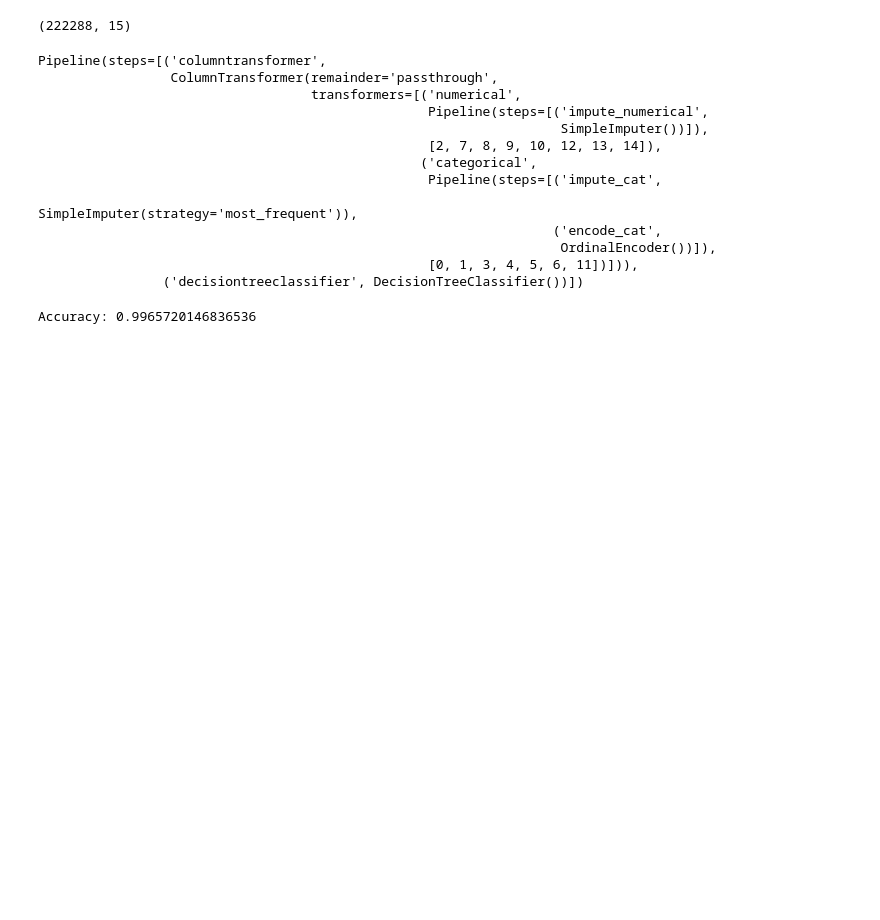
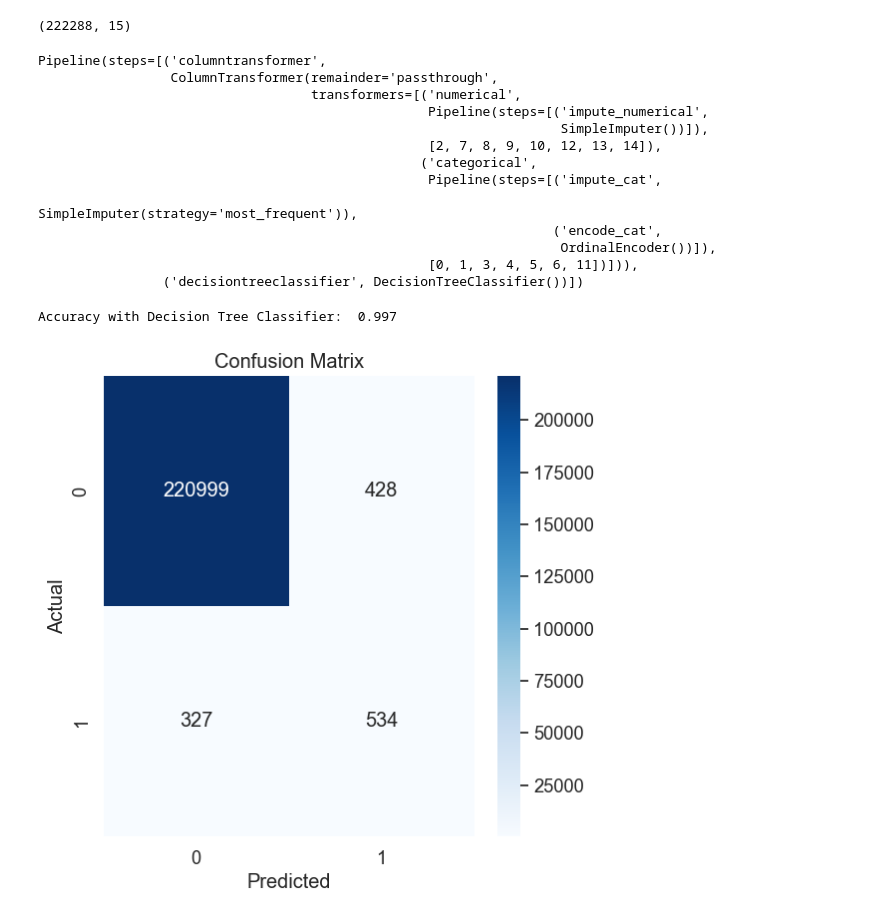
Before and after one commit to ZainFaisal005/ML-Projects-as-beginner, a Jupyter notebook: Credit_Card_Fraud_Detection/Credit_Card_Fraud_Detection.ipynb, the cells around one changed output. Drawn from its saved outputs; the diff is of its cells as text; code cells hidden in the pictures; blank space fills up the shorter version.

Commit message:
Credit Card Fraud Detection Model

```diff
--- a/Credit_Card_Fraud_Detection/Credit_Card_Fraud_Detection.ipynb
+++ b/Credit_Card_Fraud_Detection/Credit_Card_Fraud_Detection.ipynb
@@ -139,11 +145,11 @@ preprocessing = ColumnTransformer(transformers=[
     ('categorical', handle_categorical, nominal)
 ], remainder='passthrough')
 # %%
-model = DecisionTreeClassifier()
+decision_tree_model = DecisionTreeClassifier()
 # %%
-pipe = make_pipeline(preprocessing, model)
+decision_tree_pipe = make_pipeline(preprocessing, decision_tree_model)
 # %%
-pipe.fit(X_train, y_train)
+decision_tree_pipe.fit(X_train, y_train)
 # %% [output]
 Pipeline(steps=[('columntransformer',
                  ColumnTransformer(remainder='passthrough',
@@ -159,11 +165,24 @@ Pipeline(steps=[('columntransformer',
                                                   [0, 1, 3, 4, 5, 6, 11])])),
                 ('decisiontreeclassifier', DecisionTreeClassifier())])
 # %%
-y_pred = pipe.predict(X_test)
+decision_tree_y_pred = decision_tree_pipe.predict(X_test)
-# %%
-from sklearn.metrics import accuracy_score
-accuracy = accuracy_score(y_test, y_pred)
-
-print("Accuracy:", accuracy)
-# %% [output]
-Accuracy: 0.9965720146836536
+# %%
+decision_tree_accuracy = accuracy_score(y_test, decision_tree_y_pred)
+
+print("Accuracy with Decision Tree Classifier: ", round(decision_tree_accuracy, 3))
+# %% [output]
+Accuracy with Decision Tree Classifier:  0.997
+# %%
+cm = confusion_matrix(y_test, decision_tree_y_pred)
+
+labels = np.unique(y_test)
+
+plt.figure(figsize=(6, 6))
+sns.set(font_scale=1.2)
+sns.heatmap(cm, annot=True, fmt="d", cmap="Blues", xticklabels=labels, yticklabels=labels)
+plt.xlabel('Predicted')
+plt.ylabel('Actual')
+plt.title('Confusion Matrix')
+plt.show()
+# %% [output]
+[figure, added]
```
Also changed, not shown: parts of 15 cells of this notebook.
